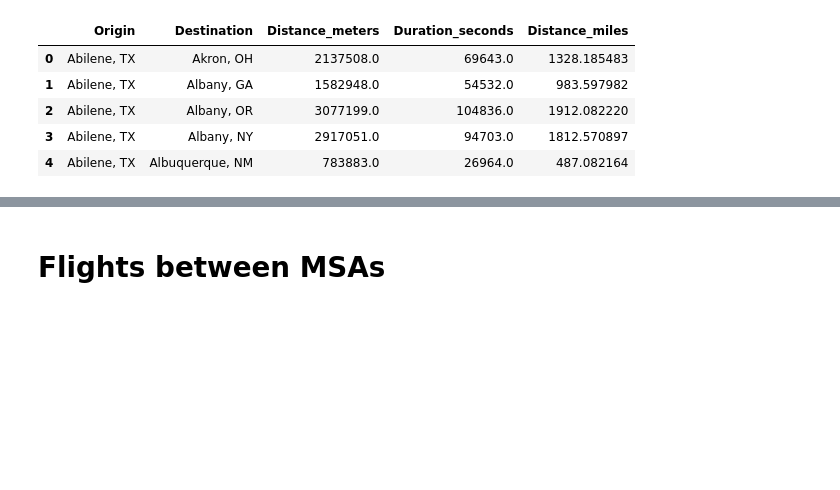
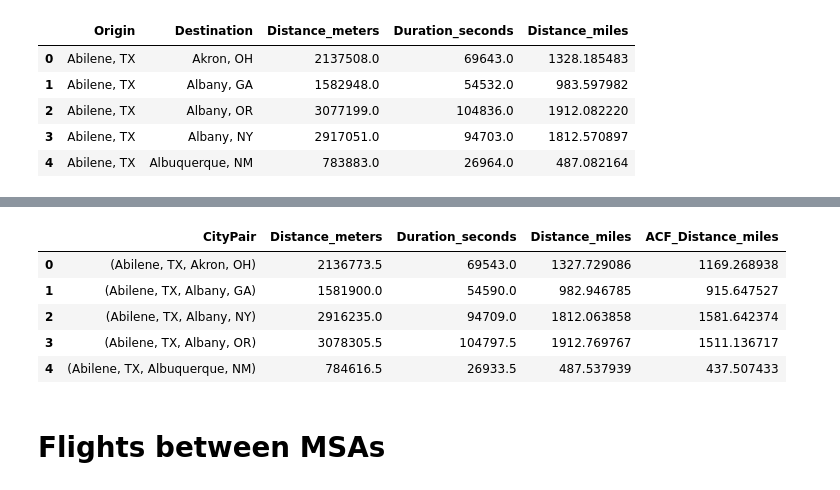
Before and after one commit to mamaOcoder/highspeedrail, a Jupyter notebook: code/explore_data.ipynb, the cells around one changed output, grey strips where cells are left out. Saved outputs shown, nothing was run; the diff lists cells and outputs as text; code cells hidden in the pictures; blank space fills up the shorter version.

```diff
--- a/code/explore_data.ipynb
+++ b/code/explore_data.ipynb
@@ -64,3 +92,24 @@ dist_df.head()
+# %%
+# Get the "as the crow flies" distance
+def get_acf_dist(cp,msa_df):
+    c1 = msa_df.loc[msa_df['MainCity']==cp[0], ['lat','lng']]
+    c1 = (c1['lat'].values[0],c1['lng'].values[0])
+    c2 = msa_df.loc[msa_df['MainCity']==cp[1], ['lat','lng']]
+    c2 = (c2['lat'].values[0],c2['lng'].values[0])
+    dist = geodesic(c1,c2).miles
+
+    return dist
+
+city_pairs['ACF_Distance_miles'] = city_pairs['CityPair'].apply(lambda cp: get_acf_dist(cp,msa_df))
+# %%
+city_pairs.head()
+# %% [output]
+|  | CityPair | Distance_meters | Duration_seconds | Distance_miles | ACF_Distance_miles |
+| 0 | (Abilene, TX, Akron, OH) | 2136773.5 | 69543.0 | 1327.729086 | 1169.268938 |
+| 1 | (Abilene, TX, Albany, GA) | 1581900.0 | 54590.0 | 982.946785 | 915.647527 |
+| 2 | (Abilene, TX, Albany, NY) | 2916235.0 | 94709.0 | 1812.063858 | 1581.642374 |
+| 3 | (Abilene, TX, Albany, OR) | 3078305.5 | 104797.5 | 1912.769767 | 1511.136717 |
+| 4 | (Abilene, TX, Albuquerque, NM) | 784616.5 | 26933.5 | 487.537939 | 437.507433 |
 # %% [markdown]
 # Flights between MSAs
 # %%
```
Also changed, not shown: parts of 5 cells of this notebook, 2 other files.
